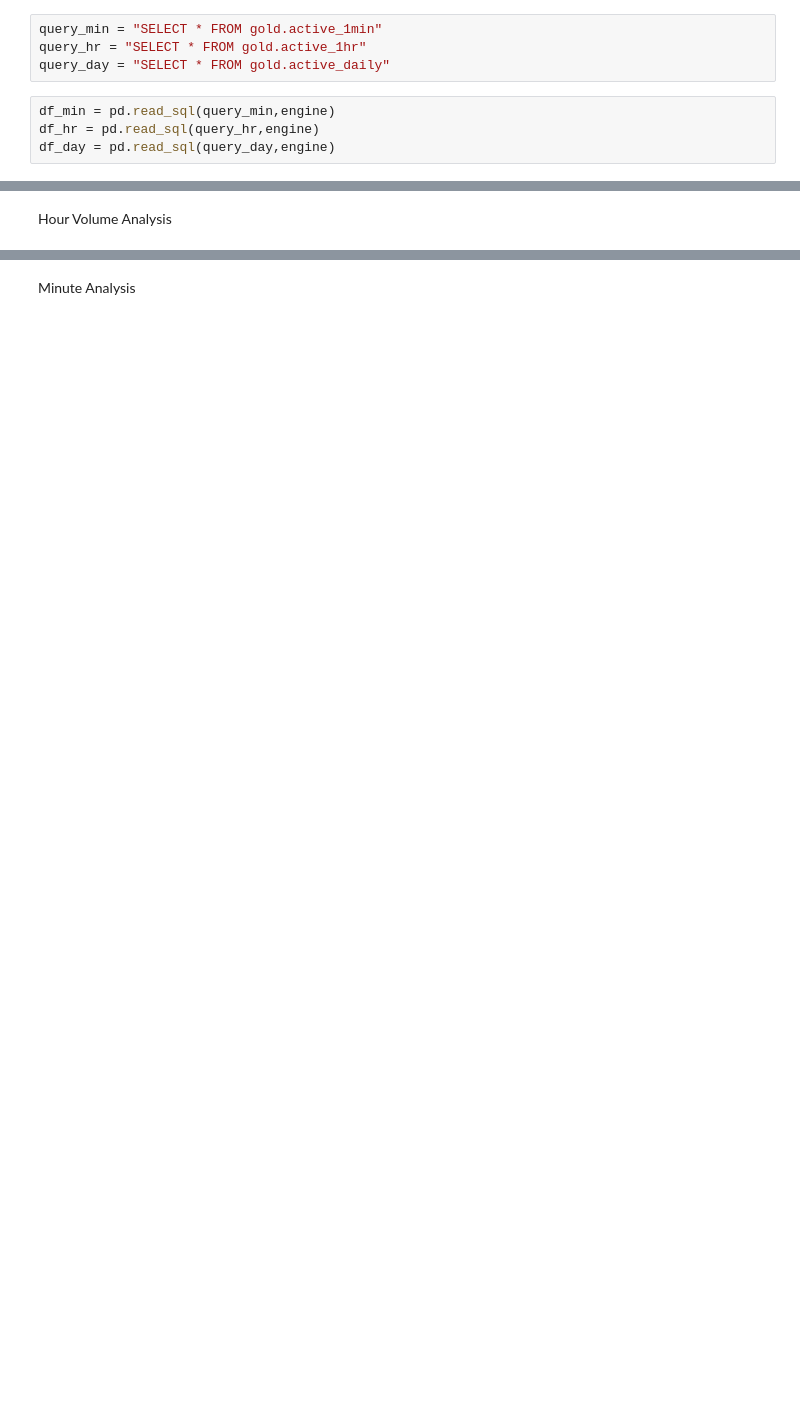
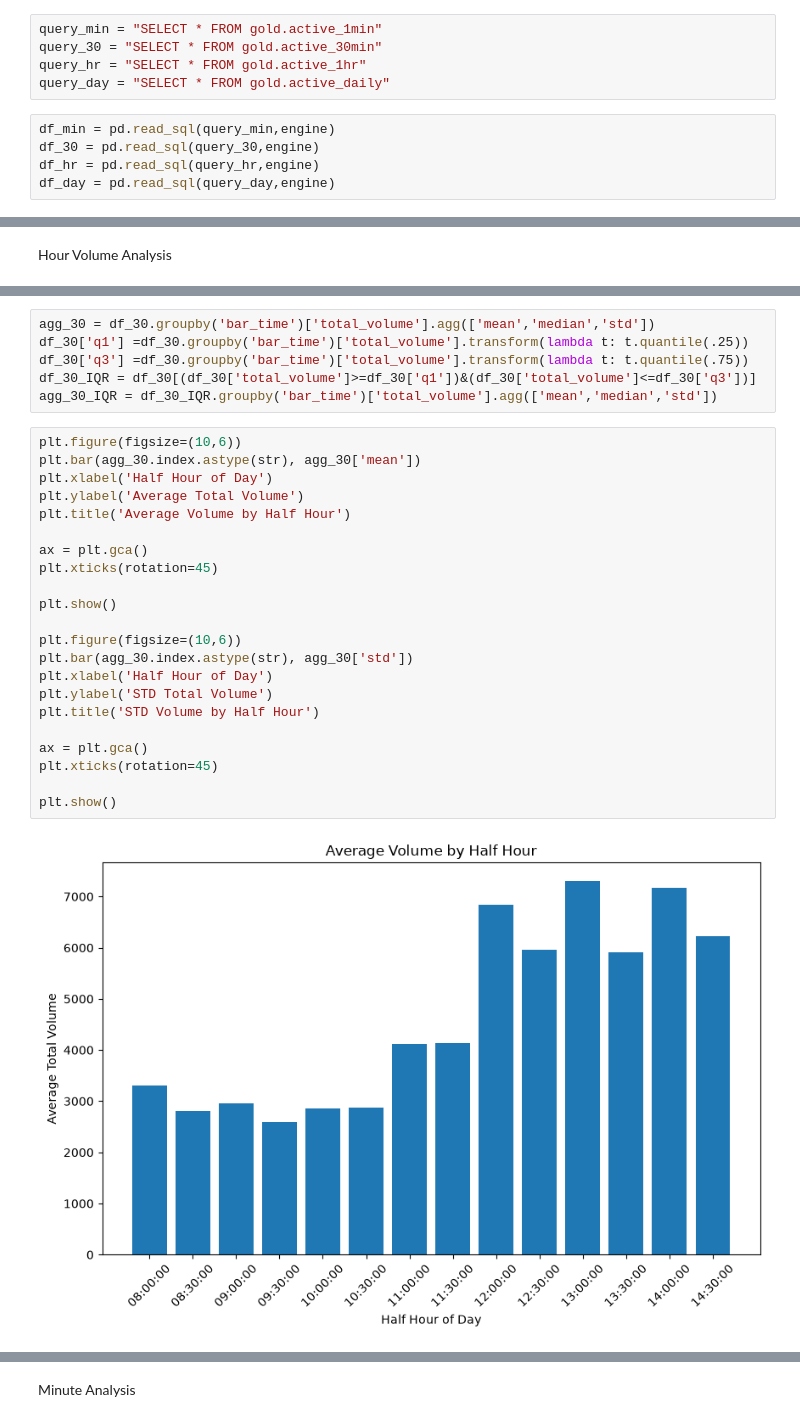
Before and after one commit to dogaha/technical-analysis, a Jupyter notebook: analysis/notebooks/01_volume.ipynb, the cells around one changed output, grey strips where cells are left out. Saved outputs shown, nothing was run; the diff lists cells and outputs as text; blank space fills up the shorter version.

```diff
--- a/analysis/notebooks/01_volume.ipynb
+++ b/analysis/notebooks/01_volume.ipynb
@@ -15,10 +16,12 @@ engine = create_engine(
 )
 # %%
 query_min = "SELECT * FROM gold.active_1min"
+query_30 = "SELECT * FROM gold.active_30min"
 query_hr = "SELECT * FROM gold.active_1hr"
 query_day = "SELECT * FROM gold.active_daily"
 # %%
 df_min = pd.read_sql(query_min,engine)
+df_30 = pd.read_sql(query_30,engine)
 df_hr = pd.read_sql(query_hr,engine)
 df_day = pd.read_sql(query_day,engine)
 # %%
@@ -124,0 +139,30 @@ plt.show()
+# %%
+agg_30 = df_30.groupby('bar_time')['total_volume'].agg(['mean','median','std'])
+df_30['q1'] =df_30.groupby('bar_time')['total_volume'].transform(lambda t: t.quantile(.25))
+df_30['q3'] =df_30.groupby('bar_time')['total_volume'].transform(lambda t: t.quantile(.75))
+df_30_IQR = df_30[(df_30['total_volume']>=df_30['q1'])&(df_30['total_volume']<=df_30['q3'])]
+agg_30_IQR = df_30_IQR.groupby('bar_time')['total_volume'].agg(['mean','median','std'])
+# %%
+plt.figure(figsize=(10,6))
+plt.bar(agg_30.index.astype(str), agg_30['mean'])
+plt.xlabel('Half Hour of Day')
+plt.ylabel('Average Total Volume')
+plt.title('Average Volume by Half Hour')
+
+ax = plt.gca()
+plt.xticks(rotation=45)
+
+plt.show()
+
+plt.figure(figsize=(10,6))
+plt.bar(agg_30.index.astype(str), agg_30['std'])
+plt.xlabel('Half Hour of Day')
+plt.ylabel('STD Total Volume')
+plt.title('STD Volume by Half Hour')
+
+ax = plt.gca()
+plt.xticks(rotation=45)
+
+plt.show()
+# %% [output]
+[figure, added]
```
Also changed, not shown: parts of 17 cells of this notebook, 2 other files.
